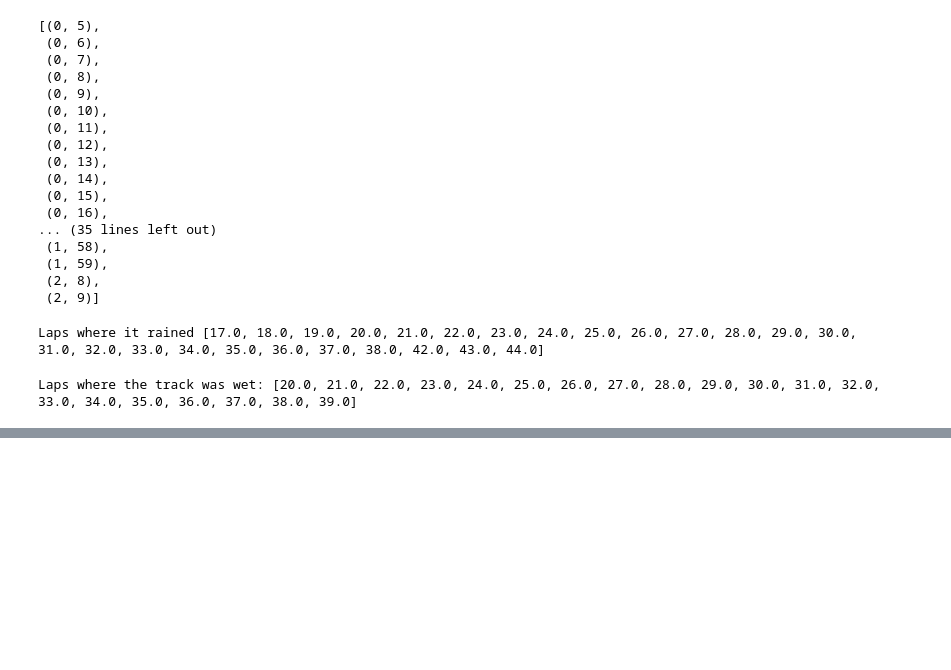
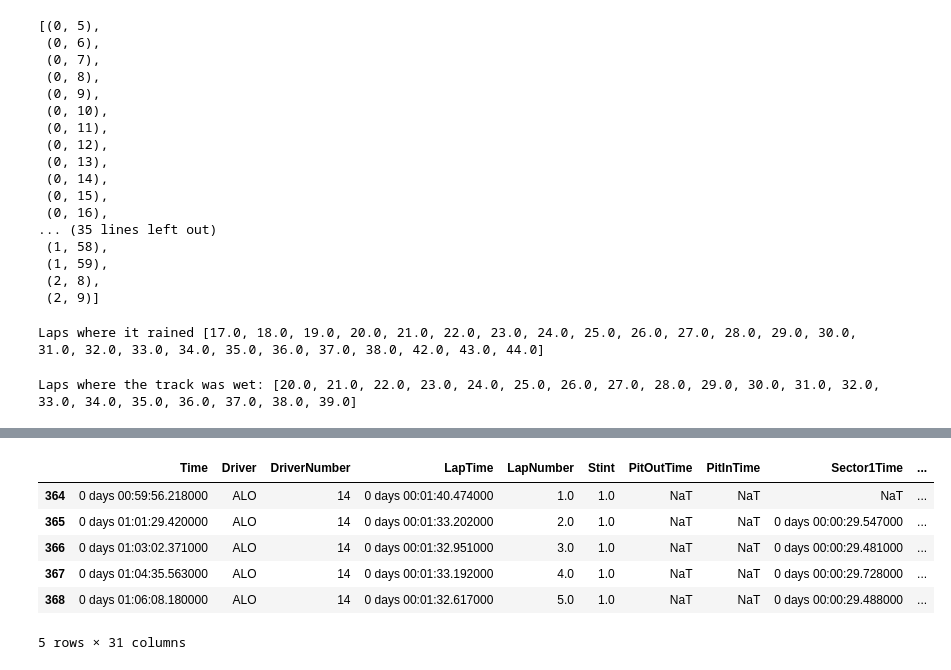
Before and after one commit to Chris-0303/Racing_Insights, a Jupyter notebook: Code/data exploration/fastf1_data_exploration.ipynb, the cells around one changed output, grey strips where cells are left out. Drawn from its saved outputs; the diff is of its cells as text; code cells hidden in the pictures; blank space fills up the shorter version.

```diff
--- a/Code/data exploration/fastf1_data_exploration.ipynb
+++ b/Code/data exploration/fastf1_data_exploration.ipynb
@@ -506,0 +470,11 @@ core           INFO     Finished loading data for 20 drivers: ['44', '1', '4', '
+# %%
+#check what driver_laps looks like
+driver_laps.head()
+# %% [output]
+|  | Time | Driver | DriverNumber | LapTime | LapNumber | Stint | PitOutTime | PitInTime | Sector1Time | ... |
+| 364 | 0 days 00:59:56.218000 | ALO | 14 | 0 days 00:01:40.474000 | 1.0 | 1.0 | NaT | NaT | NaT | ... |
+| 365 | 0 days 01:01:29.420000 | ALO | 14 | 0 days 00:01:33.202000 | 2.0 | 1.0 | NaT | NaT | 0 days 00:00:29.547000 | ... |
+| 366 | 0 days 01:03:02.371000 | ALO | 14 | 0 days 00:01:32.951000 | 3.0 | 1.0 | NaT | NaT | 0 days 00:00:29.481000 | ... |
+| 367 | 0 days 01:04:35.563000 | ALO | 14 | 0 days 00:01:33.192000 | 4.0 | 1.0 | NaT | NaT | 0 days 00:00:29.728000 | ... |
+| 368 | 0 days 01:06:08.180000 | ALO | 14 | 0 days 00:01:32.617000 | 5.0 | 1.0 | NaT | NaT | 0 days 00:00:29.488000 | ... |
+5 rows × 31 columns
```
Also changed, not shown: parts of 4 cells of this notebook, 2 other files.
